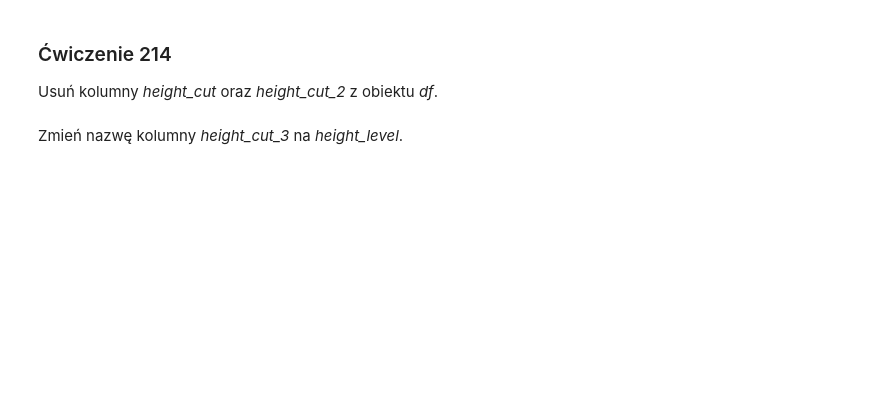
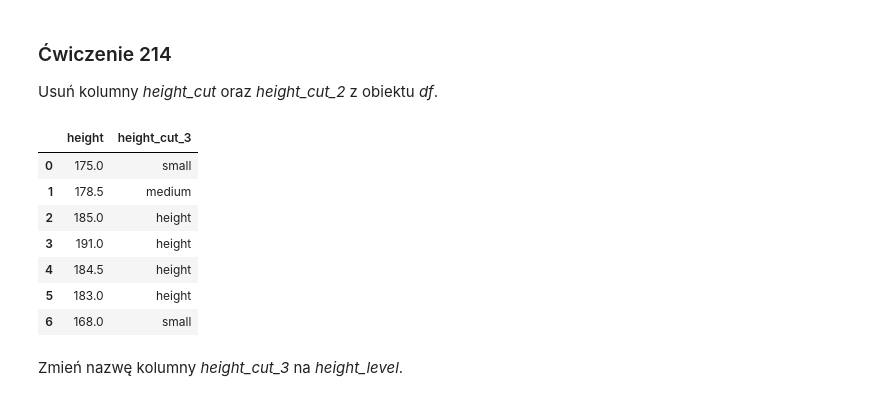
Before and after one commit to sebekpro/python-krakowiak, a Jupyter notebook: 250-data-science-bootcamp-w-jezyku-python/211_220_exercises.ipynb, the cells around one changed output. Drawn from its saved outputs; the diff is of its cells as text; code cells hidden in the pictures; blank space fills up the shorter version.

```diff
--- a/250-data-science-bootcamp-w-jezyku-python/211_220_exercises.ipynb
+++ b/250-data-science-bootcamp-w-jezyku-python/211_220_exercises.ipynb
@@ -118,6 +153,17 @@ Wynik przypisz do nowej kolumny _height_cut_3_.
 Usuń kolumny _height_cut_ oraz _height_cut_2_ z obiektu _df_.
 # %%
 # tutaj wpisz rozwiązanie
+df = df.drop(columns = ['height_cut', 'height_cut_2'])
+df
+# %% [output]
+|  | height | height_cut_3 |
+| 0 | 175.0 | small |
+| 1 | 178.5 | medium |
+| 2 | 185.0 | height |
+| 3 | 191.0 | height |
+| 4 | 184.5 | height |
+| 5 | 183.0 | height |
+| 6 | 168.0 | small |
 # %% [markdown]
 Zmień nazwę kolumny _height_cut_3_ na _height_level_.
 # %%
```
Also changed, not shown: parts of 19 cells of this notebook.
